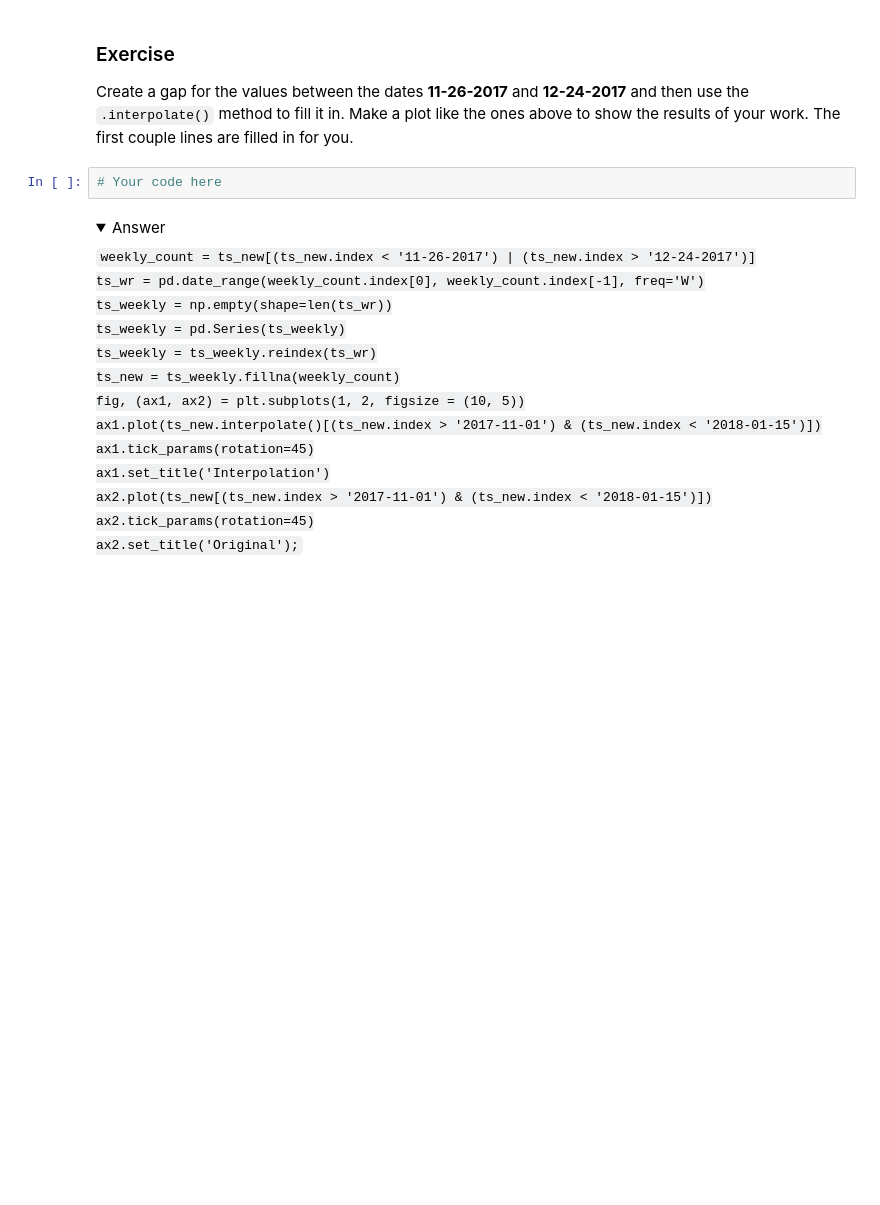
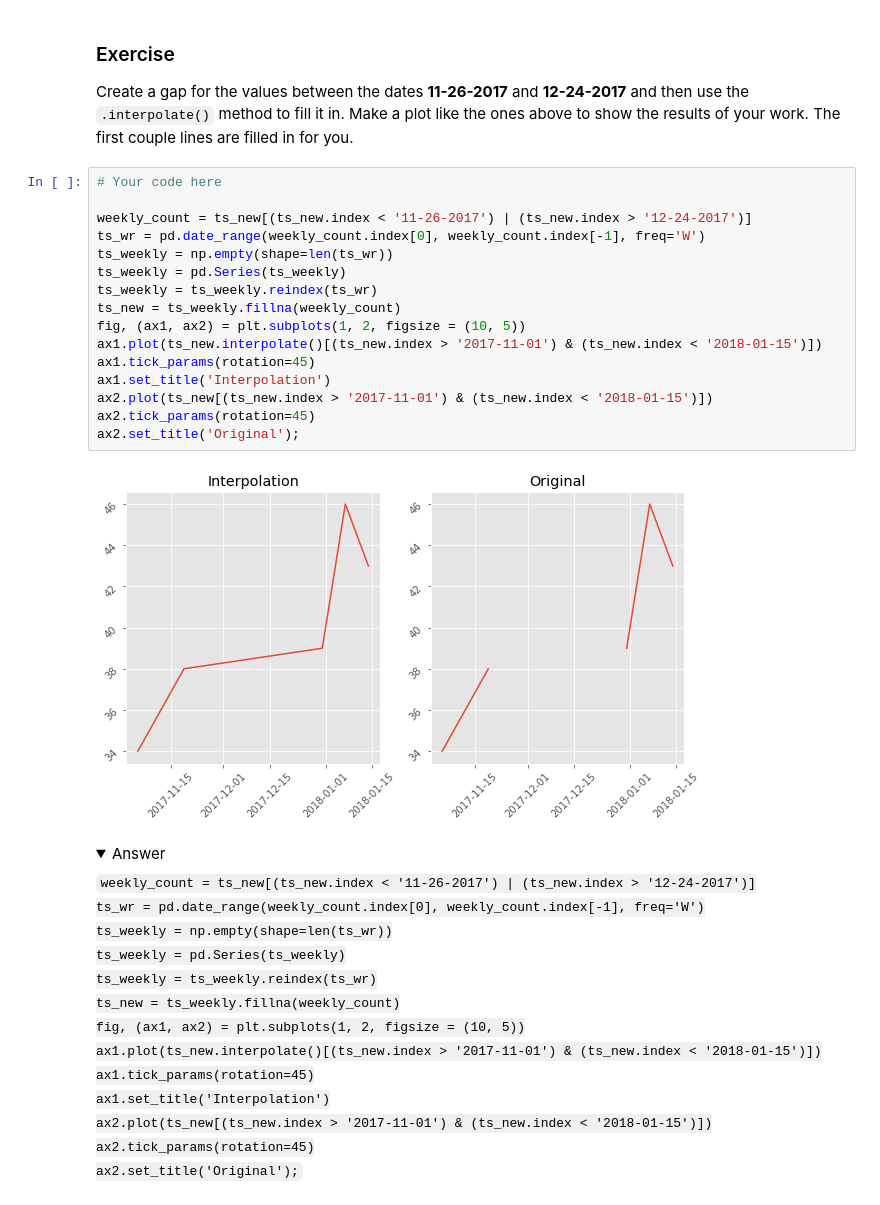
Before and after one commit to anguyen61191/DS-Live-040422, a Jupyter notebook: Phase4/Topic36_ts-data_manipulation-FirstLecture.ipynb, the cells around one changed output. Drawn from its saved outputs; the diff is of its cells as text; folded sections open; blank space fills up the shorter version.

```diff
--- a/Phase4/Topic36_ts-data_manipulation-FirstLecture.ipynb
+++ b/Phase4/Topic36_ts-data_manipulation-FirstLecture.ipynb
@@ -482,8 +545,24 @@ We could treat the values for 11-26 through 12-24 as outliers and then fill in t
 ### Exercise
 
 Create a gap for the values between the dates **11-26-2017** and **12-24-2017** and then use the `.interpolate()` method to fill it in. Make a plot like the ones above to show the results of your work. The first couple lines are filled in for you.
-# %%
-# Your code here
+# %%
+# Your code here
+
+weekly_count = ts_new[(ts_new.index < '11-26-2017') | (ts_new.index > '12-24-2017')]
+ts_wr = pd.date_range(weekly_count.index[0], weekly_count.index[-1], freq='W')
+ts_weekly = np.empty(shape=len(ts_wr))
+ts_weekly = pd.Series(ts_weekly)
+ts_weekly = ts_weekly.reindex(ts_wr)
+ts_new = ts_weekly.fillna(weekly_count)
+fig, (ax1, ax2) = plt.subplots(1, 2, figsize = (10, 5))
+ax1.plot(ts_new.interpolate()[(ts_new.index > '2017-11-01') & (ts_new.index < '2018-01-15')])
+ax1.tick_params(rotation=45)
+ax1.set_title('Interpolation')
+ax2.plot(ts_new[(ts_new.index > '2017-11-01') & (ts_new.index < '2018-01-15')])
+ax2.tick_params(rotation=45)
+ax2.set_title('Original');
+# %% [output]
+[figure, added]
 # %% [markdown]
 <details>
     <summary>Answer</summary>
```
Also changed, not shown: parts of 39 cells of this notebook.
